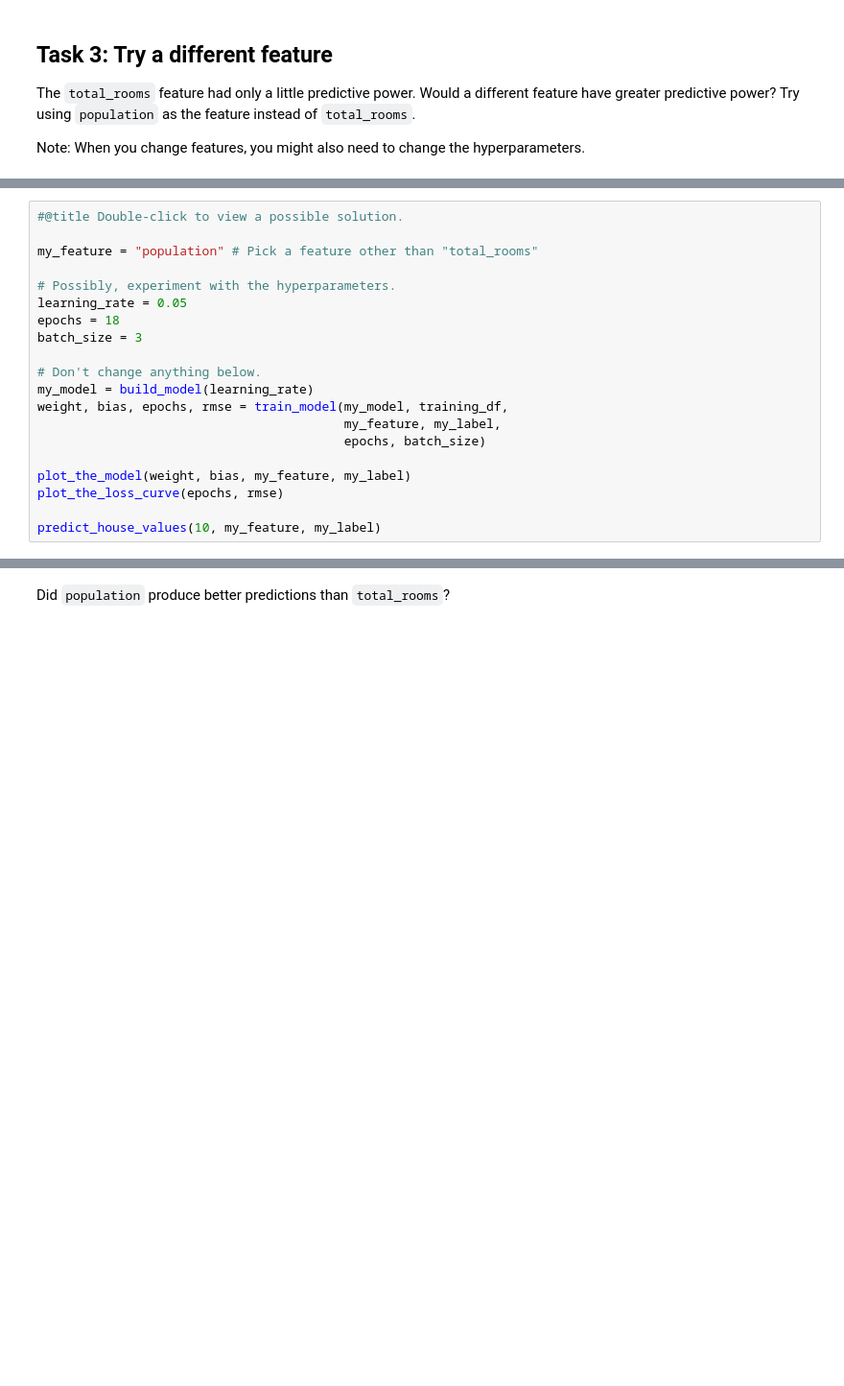
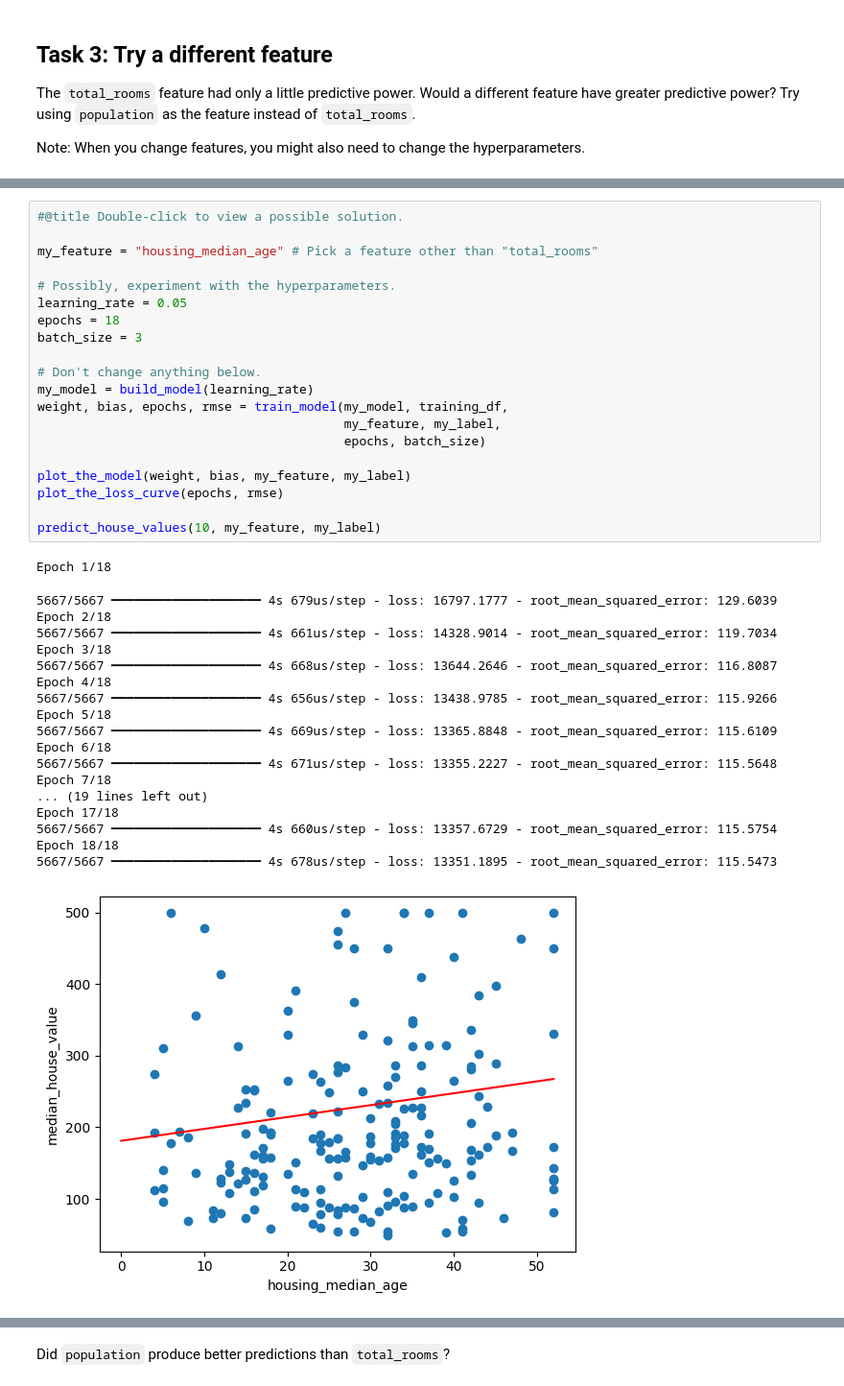
Before and after one commit to leon-pscl/CPE313, a Jupyter notebook: prelim/HOA1.1/HOA_1_Using_Tensorflow_with_a_Real_Dataset_(with_solutions).ipynb, the cells around one changed output, grey strips where cells are left out. Shown at 96% size. Cells and saved outputs as stored; diff of their text form; blank space fills up the shorter version.

```diff
--- a/prelim/HOA1.1/HOA_1_Using_Tensorflow_with_a_Real_Dataset_(with_solutions).ipynb
+++ b/prelim/HOA1.1/HOA_1_Using_Tensorflow_with_a_Real_Dataset_(with_solutions).ipynb
@@ -324,20 +434,40 @@ predict_house_values(15, my_feature, my_label)
 # %%
 #@title Double-click to view a possible solution.
 
-my_feature = "population" # Pick a feature other than "total_rooms"
+my_feature = "housing_median_age" # Pick a feature other than "total_rooms"
 
 # Possibly, experiment with the hyperparameters.
 learning_rate = 0.05
 epochs = 18
 batch_size = 3
 
 # Don't change anything below.
 my_model = build_model(learning_rate)
 weight, bias, epochs, rmse = train_model(my_model, training_df,
                                          my_feature, my_label,
                                          epochs, batch_size)
 
 plot_the_model(weight, bias, my_feature, my_label)
 plot_the_loss_curve(epochs, rmse)
 
 predict_house_values(10, my_feature, my_label)
+# %% [output]
+Epoch 1/18
+5667/5667 ━━━━━━━━━━━━━━━━━━━━ 4s 679us/step - loss: 16797.1777 - root_mean_squared_error: 129.6039
+Epoch 2/18
+5667/5667 ━━━━━━━━━━━━━━━━━━━━ 4s 661us/step - loss: 14328.9014 - root_mean_squared_error: 119.7034
+Epoch 3/18
+5667/5667 ━━━━━━━━━━━━━━━━━━━━ 4s 668us/step - loss: 13644.2646 - root_mean_squared_error: 116.8087
+Epoch 4/18
+5667/5667 ━━━━━━━━━━━━━━━━━━━━ 4s 656us/step - loss: 13438.9785 - root_mean_squared_error: 115.9266
+Epoch 5/18
+5667/5667 ━━━━━━━━━━━━━━━━━━━━ 4s 669us/step - loss: 13365.8848 - root_mean_squared_error: 115.6109
+Epoch 6/18
+5667/5667 ━━━━━━━━━━━━━━━━━━━━ 4s 671us/step - loss: 13355.2227 - root_mean_squared_error: 115.5648
+Epoch 7/18
+... (19 lines left out)
+Epoch 17/18
+5667/5667 ━━━━━━━━━━━━━━━━━━━━ 4s 660us/step - loss: 13357.6729 - root_mean_squared_error: 115.5754
+Epoch 18/18
+5667/5667 ━━━━━━━━━━━━━━━━━━━━ 4s 678us/step - loss: 13351.1895 - root_mean_squared_error: 115.5473
+[figure, added]
```
Also changed, not shown: parts of 16 cells of this notebook.
